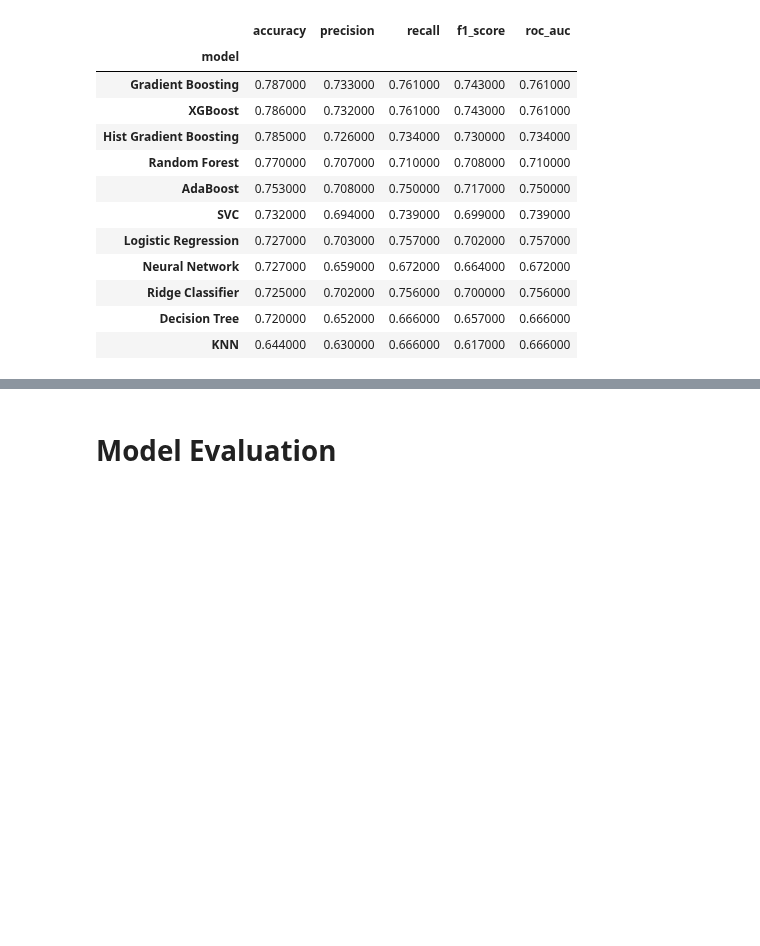
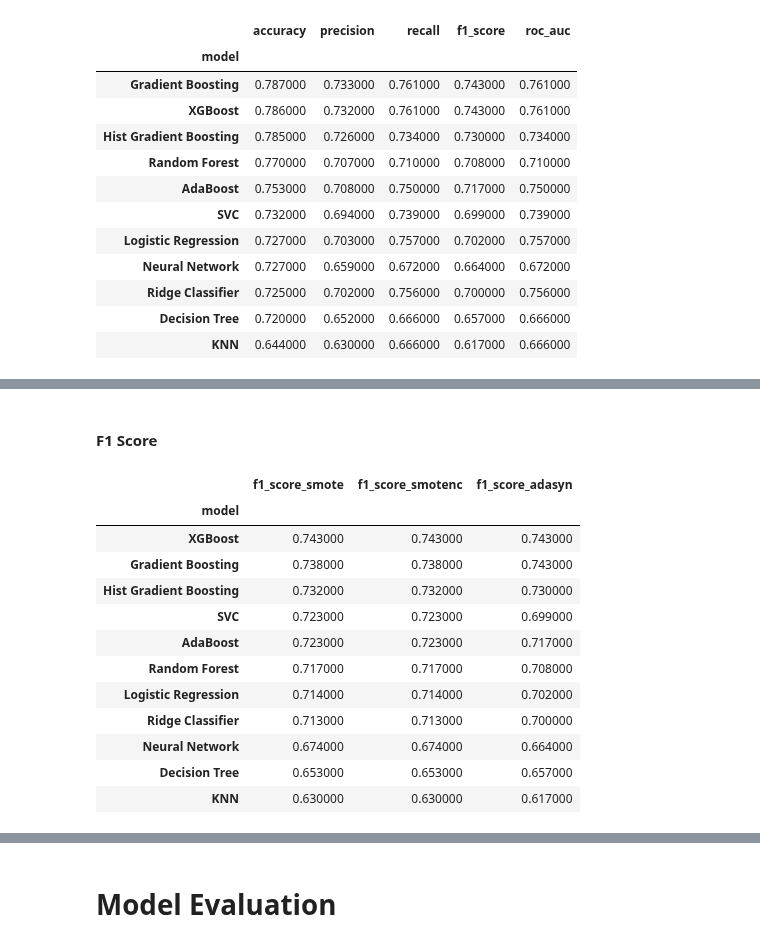
Before and after one commit to adhang/data-science-digital-skola, a Jupyter notebook: 99. Final Project/Telco Customer Churn Prediction (Modeling).ipynb, the cells around one changed output, grey strips where cells are left out. Cells and saved outputs as stored; diff of their text form; code cells hidden in the pictures; blank space fills up the shorter version.

```diff
--- a/99. Final Project/Telco Customer Churn Prediction (Modeling).ipynb
+++ b/99. Final Project/Telco Customer Churn Prediction (Modeling).ipynb
@@ -632,0 +719,18 @@ print_score(y_pred_list, 'accuracy')
+# %% [markdown]
+#### F1 Score
+# %%
+highlight_max_min(score_compare['f1_score'])
+# %% [output]
+|  | f1_score_smote | f1_score_smotenc | f1_score_adasyn |
+| model |  |  |  |
+| XGBoost | 0.743000 | 0.743000 | 0.743000 |
+| Gradient Boosting | 0.738000 | 0.738000 | 0.743000 |
+| Hist Gradient Boosting | 0.732000 | 0.732000 | 0.730000 |
+| SVC | 0.723000 | 0.723000 | 0.699000 |
+| AdaBoost | 0.723000 | 0.723000 | 0.717000 |
+| Random Forest | 0.717000 | 0.717000 | 0.708000 |
+| Logistic Regression | 0.714000 | 0.714000 | 0.702000 |
+| Ridge Classifier | 0.713000 | 0.713000 | 0.700000 |
+| Neural Network | 0.674000 | 0.674000 | 0.664000 |
+| Decision Tree | 0.653000 | 0.653000 | 0.657000 |
+| KNN | 0.630000 | 0.630000 | 0.617000 |
```
Also changed, not shown: parts of 19 cells of this notebook.
